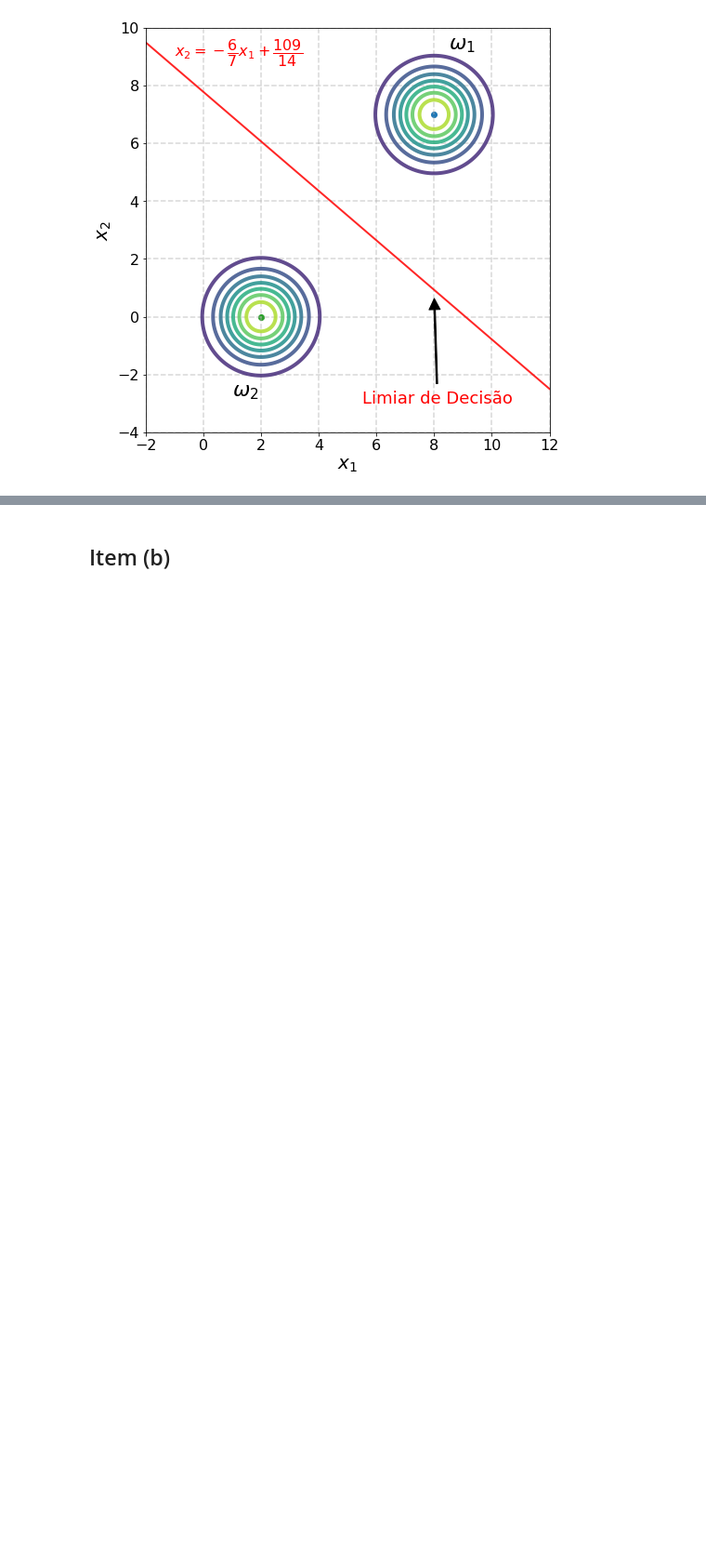
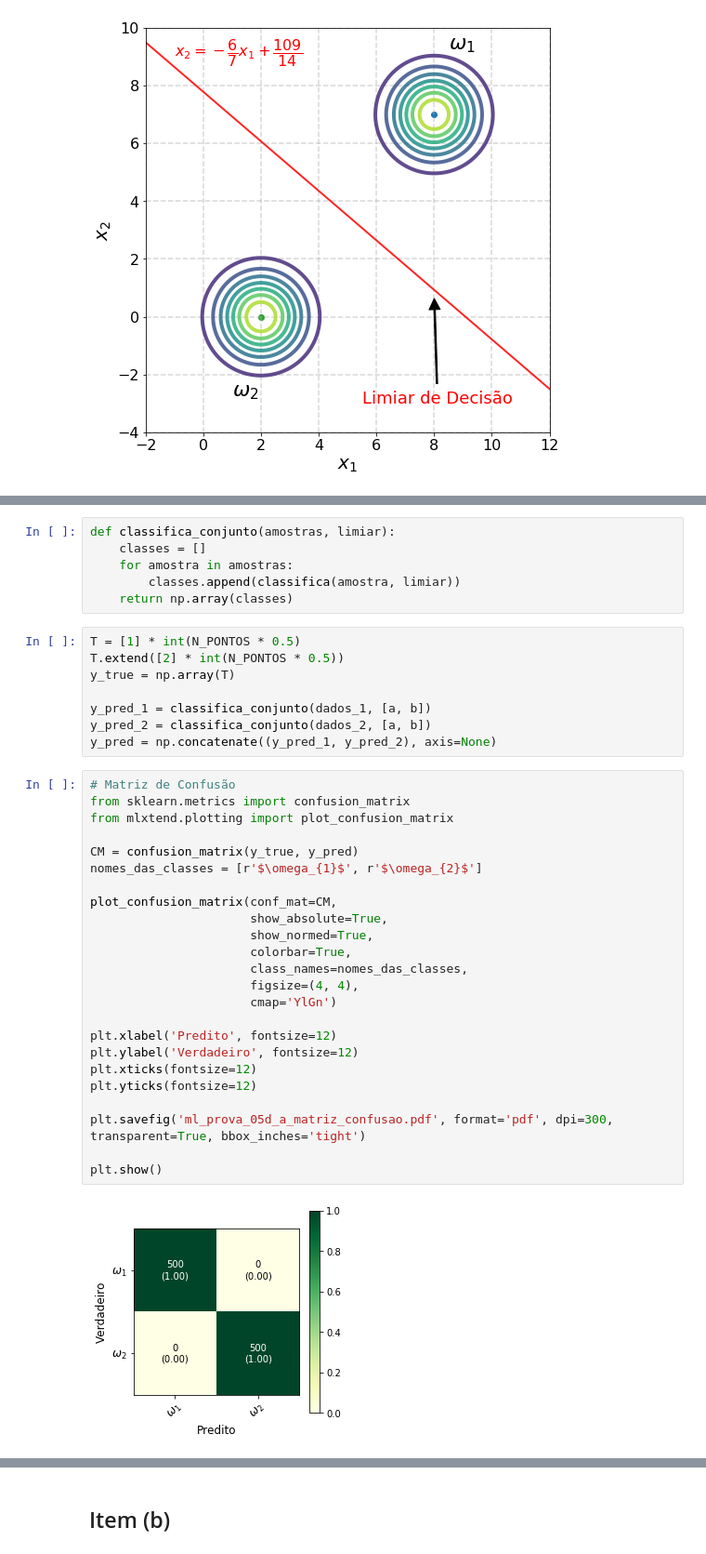
Before and after one commit to titocaco/disciplina_ml, a Jupyter notebook: ml_prova_5.ipynb, the cells around one changed output, grey strips where cells are left out. Shown at 93% size. Drawn from its saved outputs; the diff is of its cells as text; blank space fills up the shorter version.

```diff
--- a/ml_prova_5.ipynb
+++ b/ml_prova_5.ipynb
@@ -86,0 +136,40 @@ plt.show()
+# %%
+def classifica_conjunto(amostras, limiar):
+    classes = []
+    for amostra in amostras:
+        classes.append(classifica(amostra, limiar))
+    return np.array(classes)
+# %%
+T = [1] * int(N_PONTOS * 0.5)
+T.extend([2] * int(N_PONTOS * 0.5))
+y_true = np.array(T)
+
+y_pred_1 = classifica_conjunto(dados_1, [a, b])
+y_pred_2 = classifica_conjunto(dados_2, [a, b])
+y_pred = np.concatenate((y_pred_1, y_pred_2), axis=None)
+# %%
+# Matriz de Confusão
+from sklearn.metrics import confusion_matrix
+from mlxtend.plotting import plot_confusion_matrix
+
+CM = confusion_matrix(y_true, y_pred)
+nomes_das_classes = [r'$\omega_{1}$', r'$\omega_{2}$']
+
+plot_confusion_matrix(conf_mat=CM,
+                      show_absolute=True,
+                      show_normed=True,
+                      colorbar=True,
+                      class_names=nomes_das_classes,
+                      figsize=(4, 4),
+                      cmap='YlGn')
+
+plt.xlabel('Predito', fontsize=12)
+plt.ylabel('Verdadeiro', fontsize=12)
+plt.xticks(fontsize=12)
+plt.yticks(fontsize=12)
+
+plt.savefig('ml_prova_05d_a_matriz_confusao.pdf', format='pdf', dpi=300, transparent=True, bbox_inches='tight')
+
+plt.show()
+# %% [output]
+[figure, added]
```
Also changed, not shown: parts of 14 cells of this notebook.
